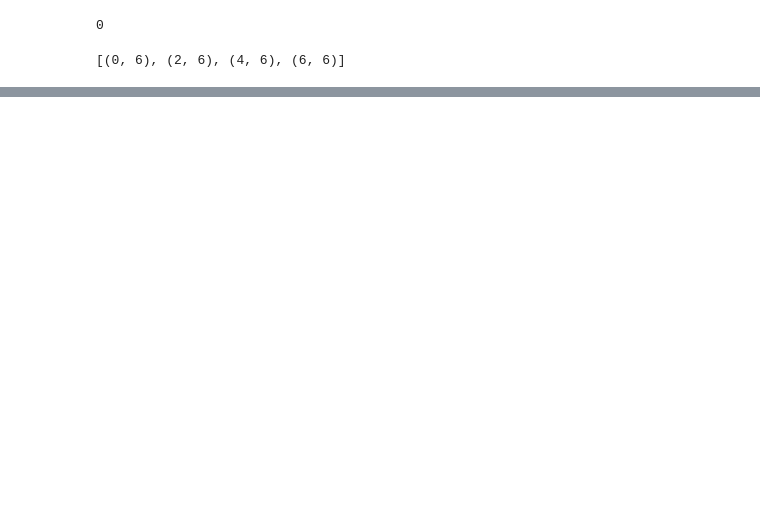
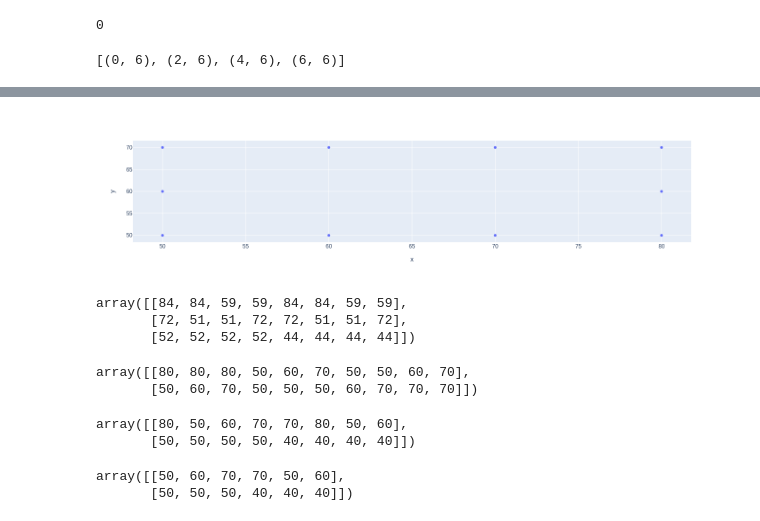
Before and after one commit to richardautry/spatial_partition_storage, a Jupyter notebook: kdtree.ipynb, the cells around one changed output, grey strips where cells are left out. Cells and saved outputs as stored; diff of their text form; code cells hidden in the pictures; blank space fills up the shorter version.

Commit message:
More work on partitions and rasterisation for object storage

```diff
--- a/kdtree.ipynb
+++ b/kdtree.ipynb
@@ -395,12 +374,12 @@ len(partition_map)
 125
 # %%
 
-for point in np.transpose(box_alpha):
-    step_values = [i - i % fidelity for i in point]
-    print(f"{point} -> {step_values}")
-    key = "".join([str(i) for i in step_values])
+# for point in np.transpose(box_alpha):
+#     step_values = [i - i % fidelity for i in point]
+#     print(f"{point} -> {step_values}")
+#     key = "".join([str(i) for i in step_values])
 
-    if "alpha" not in partition_map[key]:
-        partition_map[key].append("alpha")
+#     if "alpha" not in partition_map[key]:
+#         partition_map[key].append("alpha")
 
-partition_map
+# partition_map
@@ -459,7 +412,7 @@ def rasterize(x_1, x_2, y_1, y_2, fidelity):
         dy = y_2 - y_1
         yi = fidelity
         if dy < 0:
-            yi = -1
+            yi = -fidelity
             dy = -dy
 
         D = (2 * dy) - dx
@@ -467,7 +420,7 @@ def rasterize(x_1, x_2, y_1, y_2, fidelity):
 
         rasterized_points = []
 
-        for x in range(x_1, x_2 + 1, fidelity):
+        for x in range(x_1 - x_1 % fidelity, x_2 + 1 - x_2 % fidelity, fidelity):
             rasterized_points.append((x, y))
             if D > 0:
                 y = y + yi
@@ -482,7 +435,7 @@ def rasterize(x_1, x_2, y_1, y_2, fidelity):
         dy = y_2 - y_1
         xi = fidelity
         if dx < 0:
-            xi = -1
+            xi = -fidelity
             dx = -dx
 
         D = (2 * dx) - dy
@@ -490,7 +443,7 @@ def rasterize(x_1, x_2, y_1, y_2, fidelity):
 
         rasterized_points = []
 
-        for y in range(y_1, y_2 + 1, fidelity):
+        for y in range(y_1 - y_1 % fidelity, y_2 + 1 - y_2 % fidelity, fidelity):
             rasterized_points.append((x, y))
             if D > 0:
                 x = x + xi
@@ -558,0 +533,34 @@ y_2 > y_1
+# %%
+import plotly.express as px
+
+
+# This plot quickly shows the rough rasterized image of what a box plotted on x, y would be.
+fig = px.scatter(x=plot_points[0], y=plot_points[1])
+fig.show()
+# %% [output]
+[figure, added]
+# %%
+box_alpha
+# %% [output]
+array([[84, 84, 59, 59, 84, 84, 59, 59],
+       [72, 51, 51, 72, 72, 51, 51, 72],
+       [52, 52, 52, 52, 44, 44, 44, 44]])
+# %%
+# TODO: How to effectively combine the following output so that we have a subset of locations where the object exists?
+# x, y
+np.transpose(get_rasterized_points(box_alpha[0], box_alpha[1], 10))
+# %% [output]
+array([[80, 80, 80, 50, 60, 70, 50, 50, 60, 70],
+       [50, 60, 70, 50, 50, 50, 60, 70, 70, 70]])
+# %%
+# x, z
+np.transpose(get_rasterized_points(box_alpha[0], box_alpha[2], 10))
+# %% [output]
+array([[80, 50, 60, 70, 70, 80, 50, 60],
+       [50, 50, 50, 50, 40, 40, 40, 40]])
+# %%
+# y, z
+np.transpose(get_rasterized_points(box_alpha[1], box_alpha[2], 10))
+# %% [output]
+array([[50, 60, 70, 70, 50, 60],
+       [50, 50, 50, 40, 40, 40]])
```
Also changed, not shown: parts of 36 cells of this notebook.
